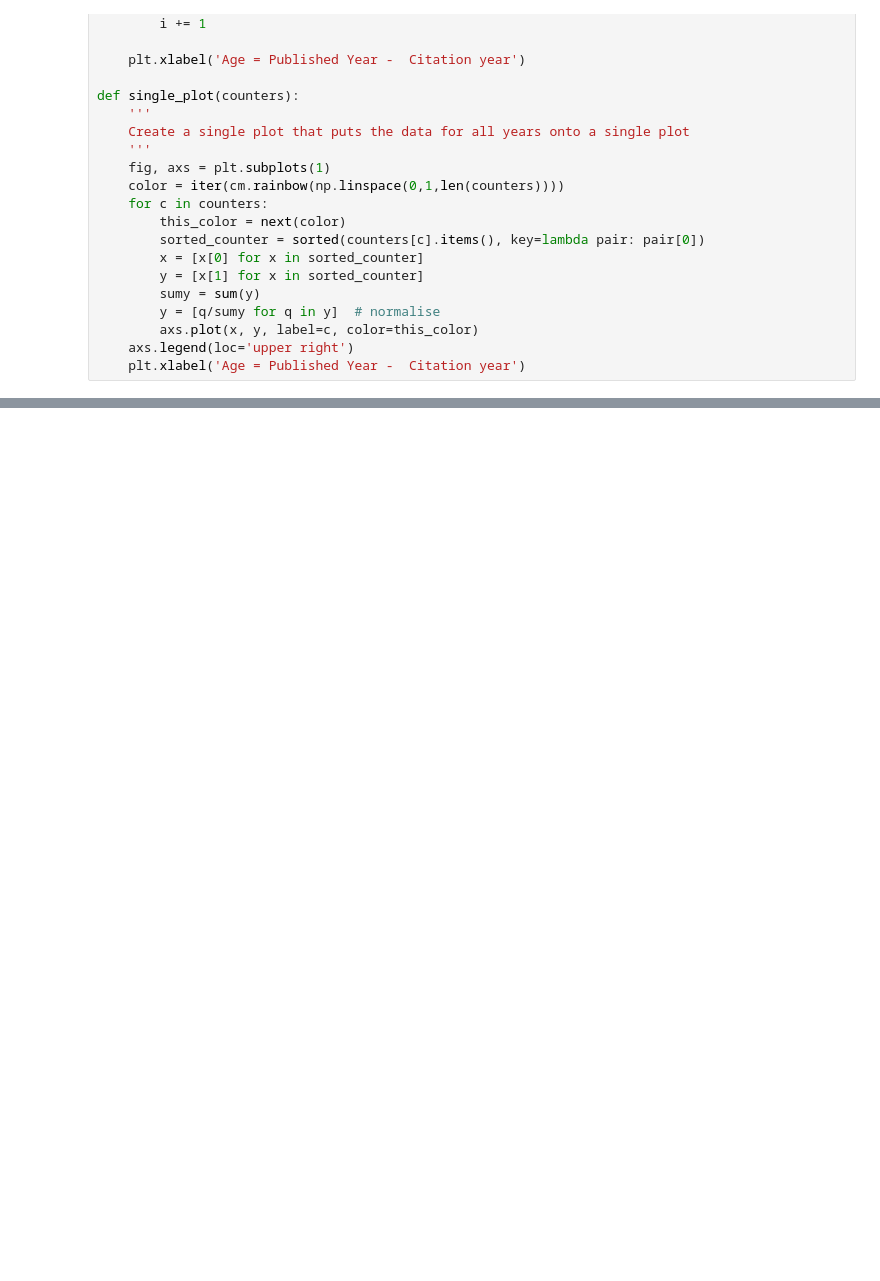
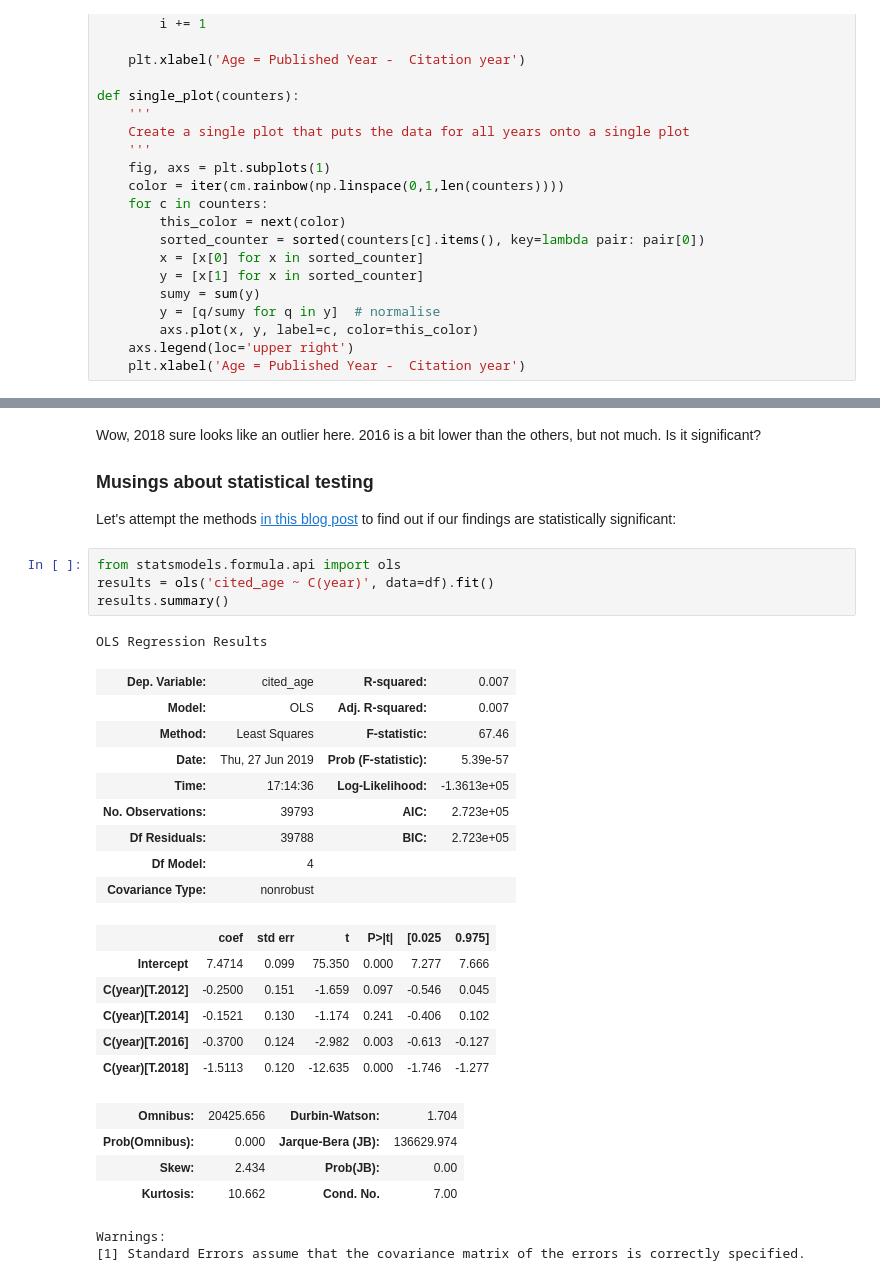
Before and after one commit to coastalcph/acl-citations, a Jupyter notebook: anthology_analysis.ipynb, the cells around one changed output, grey strips where cells are left out. Drawn from its saved outputs; the diff is of its cells as text; blank space fills up the shorter version.

```diff
--- a/anthology_analysis.ipynb
+++ b/anthology_analysis.ipynb
@@ -99,0 +176,33 @@ single_plot(fifty_year_counters)
+# %% [markdown]
+Wow, 2018 sure looks like an outlier here. 2016 is a bit lower than the others, but not much. Is it significant?
+
+### Musings about statistical testing
+
+Let's attempt the methods [in this blog post](https://pythonfordatascience.org/anova-python/) to find out if our findings are statistically significant:
+# %%
+from statsmodels.formula.api import ols
+results = ols('cited_age ~ C(year)', data=df).fit()
+results.summary()
+# %% [output]
+OLS Regression Results
+| Dep. Variable: | cited_age | R-squared: | 0.007 |
+| Model: | OLS | Adj. R-squared: | 0.007 |
+| Method: | Least Squares | F-statistic: | 67.46 |
+| Date: | Thu, 27 Jun 2019 | Prob (F-statistic): | 5.39e-57 |
+| Time: | 17:14:36 | Log-Likelihood: | -1.3613e+05 |
+| No. Observations: | 39793 | AIC: | 2.723e+05 |
+| Df Residuals: | 39788 | BIC: | 2.723e+05 |
+| Df Model: | 4 |  |  |
+| Covariance Type: | nonrobust |  |  |
+|  | coef | std err | t | P>|t| | [0.025 | 0.975] |
+| Intercept | 7.4714 | 0.099 | 75.350 | 0.000 | 7.277 | 7.666 |
+| C(year)[T.2012] | -0.2500 | 0.151 | -1.659 | 0.097 | -0.546 | 0.045 |
+| C(year)[T.2014] | -0.1521 | 0.130 | -1.174 | 0.241 | -0.406 | 0.102 |
+| C(year)[T.2016] | -0.3700 | 0.124 | -2.982 | 0.003 | -0.613 | -0.127 |
+| C(year)[T.2018] | -1.5113 | 0.120 | -12.635 | 0.000 | -1.746 | -1.277 |
+| Omnibus: | 20425.656 | Durbin-Watson: | 1.704 |
+| Prob(Omnibus): | 0.000 | Jarque-Bera (JB): | 136629.974 |
+| Skew: | 2.434 | Prob(JB): | 0.00 |
+| Kurtosis: | 10.662 | Cond. No. | 7.00 |
+Warnings:
+[1] Standard Errors assume that the covariance matrix of the errors is correctly specified.
```
Also changed, not shown: parts of 22 cells of this notebook, 1 other file.
